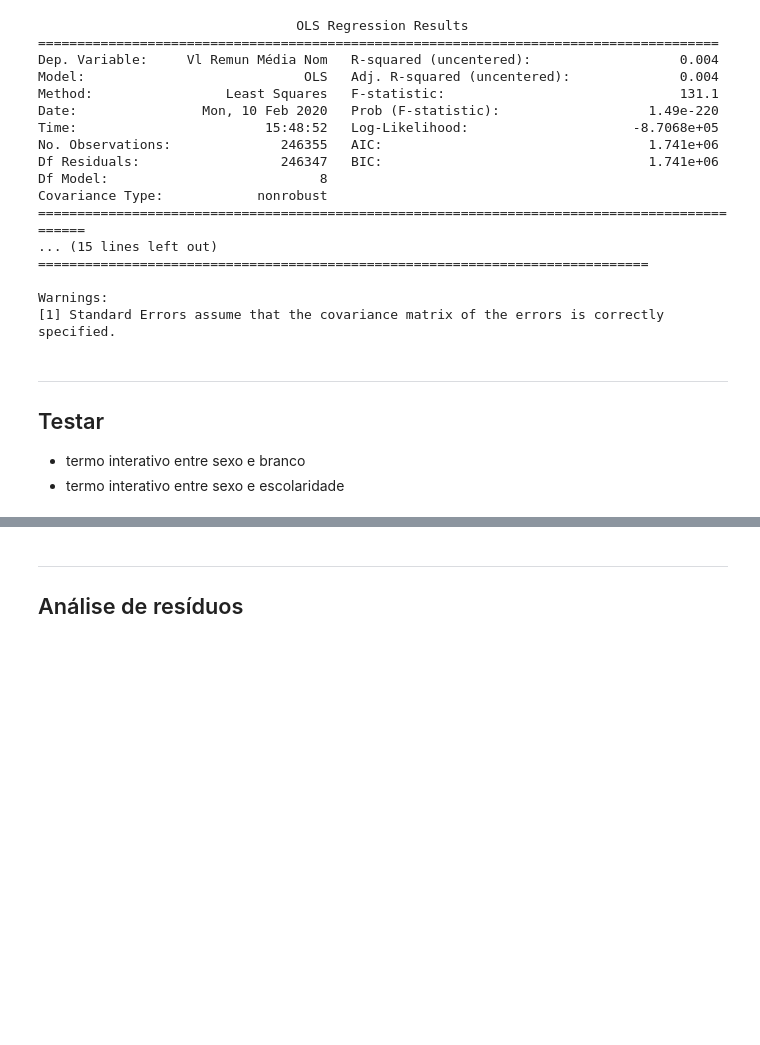
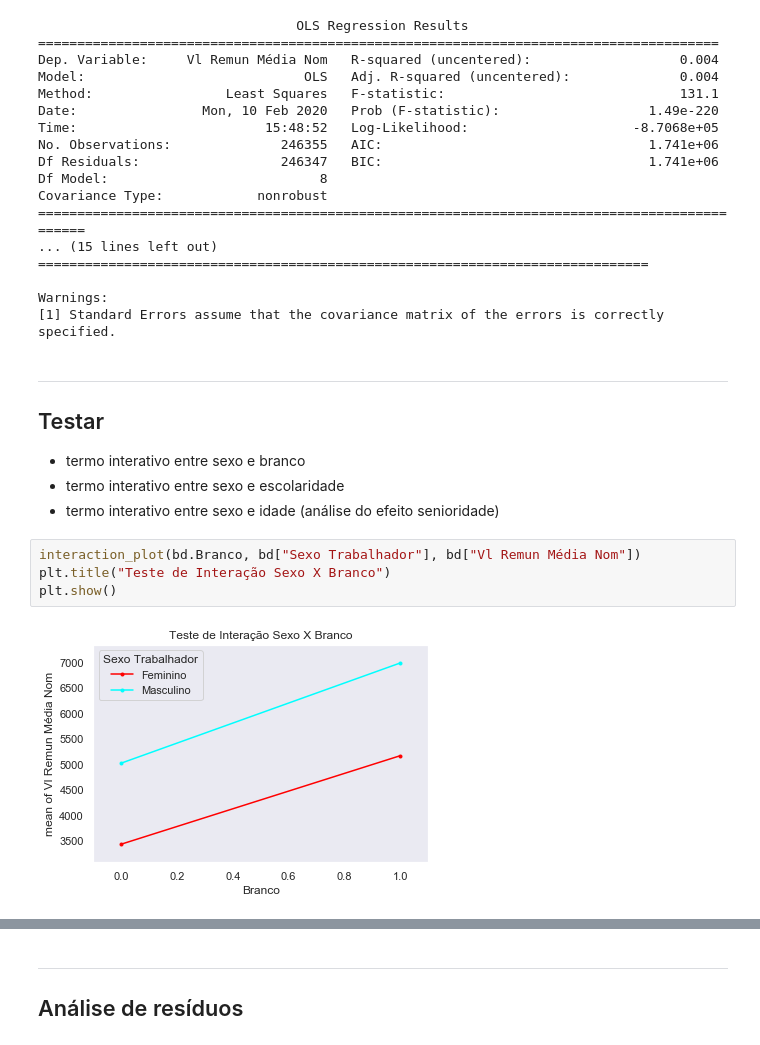
Before and after one commit to neylsoncrepalde/diversidade_mercado_ia, a Jupyter notebook: src/exploratoria.ipynb, the cells around one changed output, grey strips where cells are left out. Saved outputs shown, nothing was run; the diff lists cells and outputs as text; blank space fills up the shorter version.

Commit message:
plots de testes de interação

```diff
--- a/src/exploratoria.ipynb
+++ b/src/exploratoria.ipynb
@@ -560,3 +562,10 @@ Warnings:
 
 - termo interativo entre sexo e branco
 - termo interativo entre sexo e escolaridade
+- termo interativo entre sexo e idade (análise do efeito senioridade)
+# %%
+interaction_plot(bd.Branco, bd["Sexo Trabalhador"], bd["Vl Remun Média Nom"])
+plt.title("Teste de Interação Sexo X Branco")
+plt.show()
+# %% [output]
+[figure, added]
```
Also changed, not shown: parts of 4 cells of this notebook.
